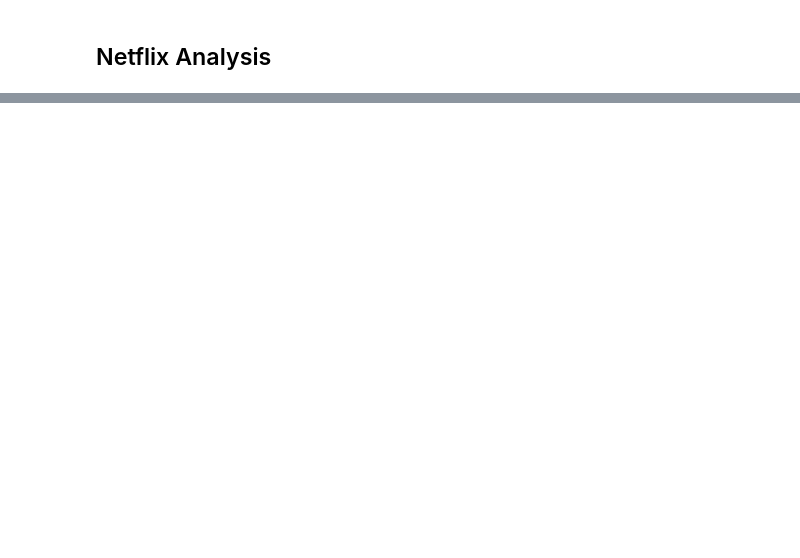
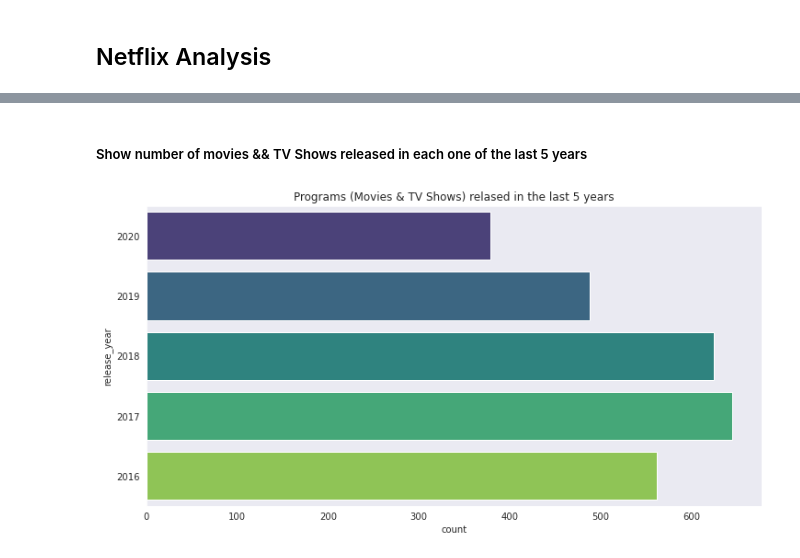
Before and after one commit to ahmedmeshref/Netflex-Data-Analysis, a Jupyter notebook: Netflix_Analysis.ipynb, the cells around one changed output, grey strips where cells are left out. Saved outputs shown, nothing was run; the diff lists cells and outputs as text; code cells hidden in the pictures; blank space fills up the shorter version.

```diff
--- a/Netflix_Analysis.ipynb
+++ b/Netflix_Analysis.ipynb
@@ -37,0 +159,9 @@ fxRates_df.head()
+# %% [markdown]
+##### Show number of movies && TV Shows released in each one of the last 5 years
+# %%
+plt.figure(figsize=(12,6))
+sns.countplot(data=netflix_df, y="release_year", order=[2020, 2019, 2018, 2017, 2016], palette="viridis")
+plt.title('Programs (Movies & TV Shows) relased in the last 5 years')
+plt.show()
+# %% [output]
+[figure, added]
```
Also changed, not shown: parts of 42 cells of this notebook.
